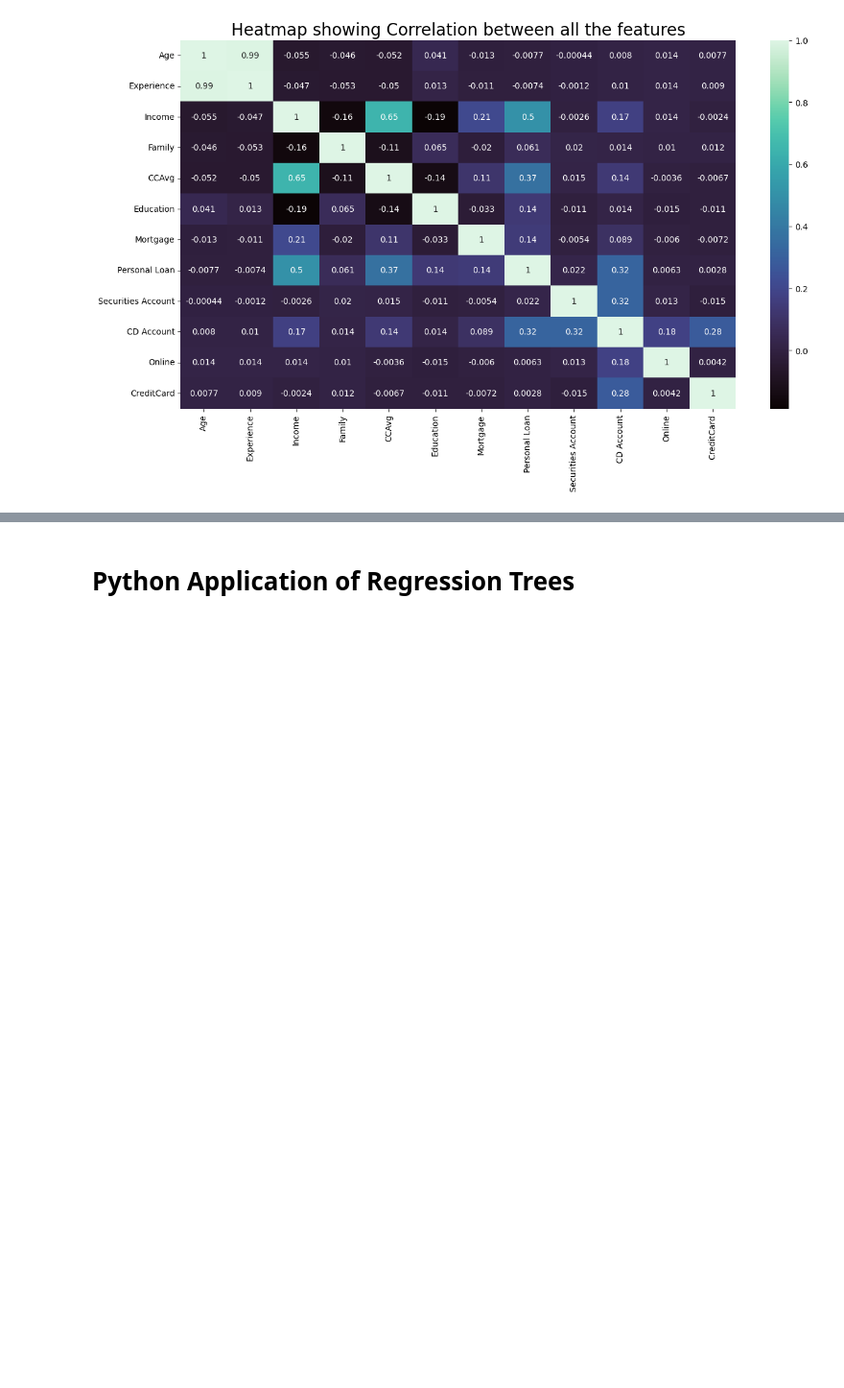
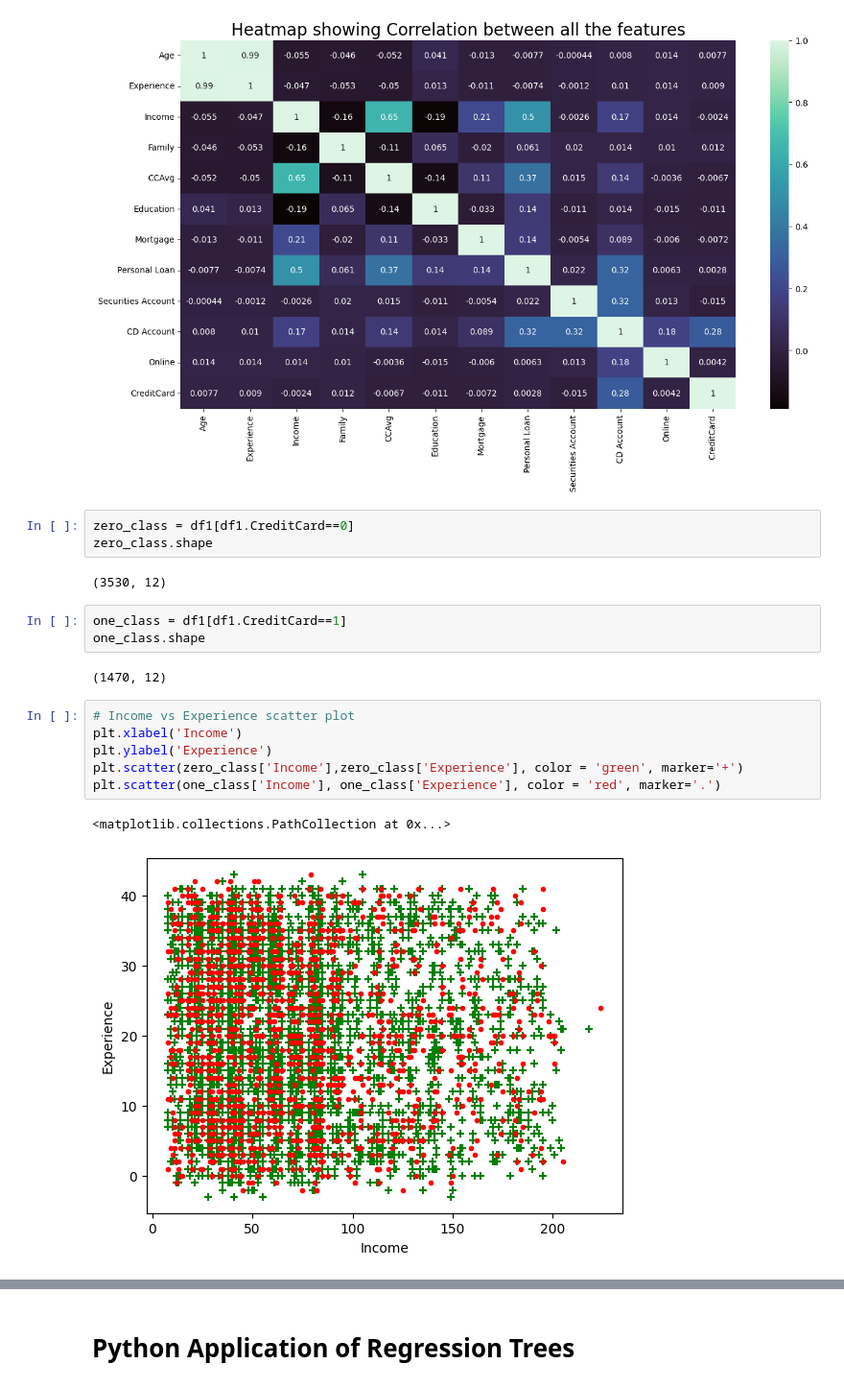
Before and after one commit to richlim16/SVM-Regression-Trees, a Jupyter notebook: Topic_Linear_SVM,_Non_Linear_SVM,_Regression_Trees_.ipynb, the cells around one changed output, grey strips where cells are left out. Shown at 96% size. Saved outputs shown, nothing was run; the diff lists cells and outputs as text; blank space fills up the shorter version.

```diff
--- a/Topic_Linear_SVM,_Non_Linear_SVM,_Regression_Trees_.ipynb
+++ b/Topic_Linear_SVM,_Non_Linear_SVM,_Regression_Trees_.ipynb
@@ -168,3 +168,22 @@ sns.heatmap(df1.corr(),annot = True, cmap='mako')
 # %% [output]
 <Axes: title={'center': 'Heatmap showing Correlation between all the features'}>
 [figure]
+# %%
+zero_class = df1[df1.CreditCard==0]
+zero_class.shape
+# %% [output]
+(3530, 12)
+# %%
+one_class = df1[df1.CreditCard==1]
+one_class.shape
+# %% [output]
+(1470, 12)
+# %%
+# Income vs Experience scatter plot
+plt.xlabel('Income')
+plt.ylabel('Experience')
+plt.scatter(zero_class['Income'],zero_class['Experience'], color = 'green', marker='+')
+plt.scatter(one_class['Income'], one_class['Experience'], color = 'red', marker='.')
+# %% [output]
+<matplotlib.collections.PathCollection at 0x...>
+[figure, added]
```
Also changed, not shown: parts of 21 cells of this notebook, 1 other file.
